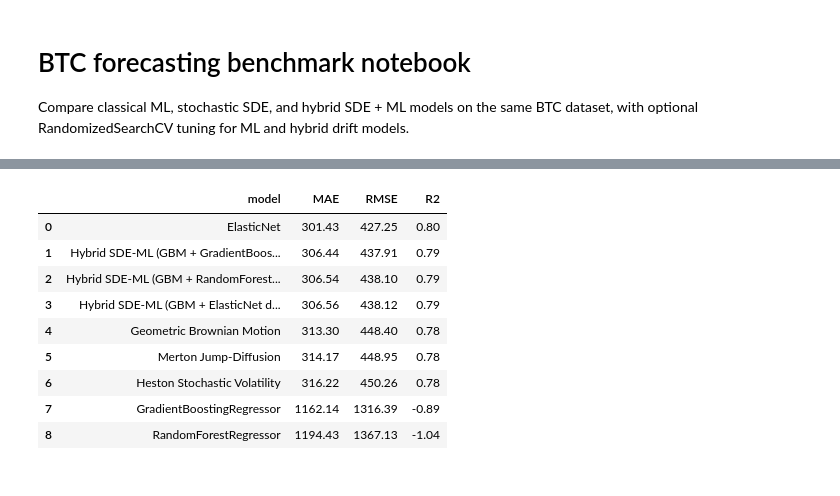
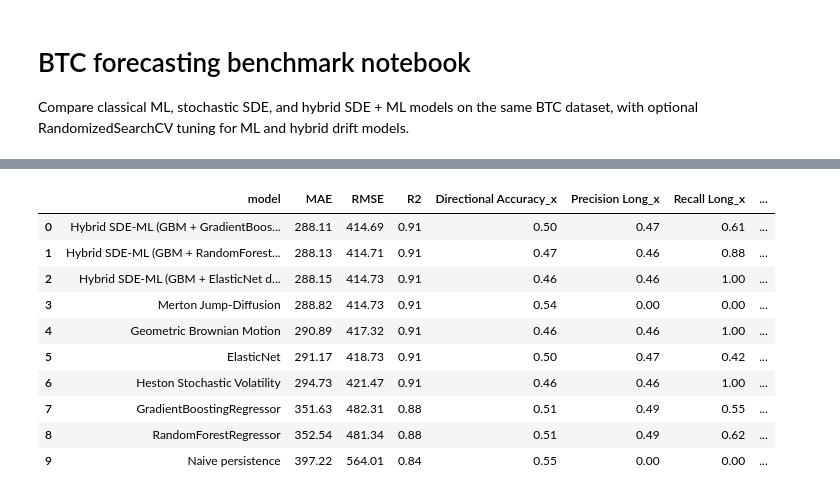
Before and after one commit to Psellloni/Bitcoin-price-prediction, a Jupyter notebook: hybrid_inference.ipynb, the cells around one changed output, grey strips where cells are left out. Cells and saved outputs as stored; diff of their text form; code cells hidden in the pictures.

```diff
--- a/hybrid_inference.ipynb
+++ b/hybrid_inference.ipynb
@@ -145,7 +196,7 @@ df.head()
 # %%
 prices = df['BTC_Close'].to_numpy(dtype=float)
 supervised_df = make_supervised_frame(df, horizon=HORIZON)
-feature_cols = [col for col in supervised_df.columns if col.startswith(('close_lag_', 'volume_lag_'))] + ['high_lag_1', 'low_lag_1', 'hl_range_lag_1', 'sma_20_lag_1', 'rsi_14_lag_1']
+feature_cols = ['BTC_Close', 'BTC_High', 'BTC_Low', 'BTC_Volume', 'close_lag_10', 'high_lag_1', 'low_lag_1', 'hl_range_lag_1', 'sma_20_lag_1', 'rsi_14_lag_1']
 
 split_idx = int(len(prices) * (1 - TEST_SIZE))
 train_prices = prices[:split_idx]
@@ -156,6 +207,11 @@ train_df = supervised_df.iloc[:split_supervised].copy()
 test_df = supervised_df.iloc[split_supervised:].copy()
 eval_start_index = max(0, split_idx - CONTEXT_BARS)
 
+naive_pred_raw = list(test_df['close_lag_10'])
+test_df = test_df.drop('close_lag_10', axis=1)
+train_df = train_df.drop('close_lag_10', axis=1)
+feature_cols.remove('close_lag_10')
+
 X_train = train_df[feature_cols].to_numpy(dtype=float)
 y_train = train_df['target'].to_numpy(dtype=float)
 X_test = test_df[feature_cols].to_numpy(dtype=float)
@@ -167,3 +244,5 @@ len(train_prices), len(eval_prices), X_train.shape, X_test.shape
+# %%
+test_df_temp = test_df.copy()
 # %%
 ml_models = [
     ElasticNetModel(alpha=0.001, l1_ratio=0.5, random_state=42),
@@ -186,13 +265,27 @@ hybrid_models = [
 results = []
 predictions = {}
 best_params = {}
+reference_series = {}
 
 for model in ml_models:
     metrics, y_pred = evaluate_tabular_model(model, X_train, y_train, X_test, y_test)
     results.append(metrics)
     predictions[model.model_name] = (y_test, y_pred)
+    reference_series[model.model_name] = X_test[:, 0]
+    test_df_temp[model.model_name+'_pred'] = y_pred
     if getattr(model, 'best_params_', None) is not None:
         best_params[model.model_name] = model.best_params_
+
+# Persistence baseline must be evaluated on the same supervised test rows as tabular ML models.
+# Here close_lag_1 is the last observed price available at forecast origin.
+naive_true = y_test
+naive_pred = naive_pred_raw
+naive_ref = naive_pred_raw
+naive_metrics_row = {'model': 'Naive persistence', **regression_metrics(naive_true, naive_pred)}
+naive_metrics_row.update(directional_accuracy(naive_true, naive_pred, naive_ref))
+results.append(naive_metrics_row)
+predictions['Naive persistence'] = (naive_true, naive_pred)
+reference_series['Naive persistence'] = naive_ref
 
 for model in sde_models:
     metrics, y_true, y_pred = evaluate_sde_model(
@@ -205,6 +298,7 @@ for model in sde_models:
     )
     results.append(metrics)
     predictions[model.model_name] = (y_true, y_pred)
+    reference_series[model.model_name] = eval_prices[:len(y_pred)]
 
 for model in hybrid_models:
     metrics, y_true, y_pred = evaluate_hybrid_model(
@@ -216,6 +310,7 @@ for model in hybrid_models:
     )
     results.append(metrics)
     predictions[model.model_name] = (y_true, y_pred)
+    reference_series[model.model_name] = eval_prices[model.n_lag_returns:model.n_lag_returns + len(y_pred)]
     if getattr(model, 'best_params_', None) is not None:
         best_params[model.model_name] = model.best_params_
 # %% [output]
@@ -258,17 +368,20 @@ Best params: {'max_depth': 4, 'max_features': 'log2', 'min_samples_leaf': 1, 'mi
 # %%
 results_df = metrics_frame(results)
+extra_cols = pd.DataFrame(results)[['model', 'Directional Accuracy', 'Precision Long', 'Recall Long']]
+results_df = results_df.merge(extra_cols, on='model', how='left')
 results_df
 # %% [output]
-|  | model | MAE | RMSE | R2 |
-| 0 | ElasticNet | 301.43 | 427.25 | 0.80 |
-| 1 | Hybrid SDE-ML (GBM + GradientBoos... | 306.44 | 437.91 | 0.79 |
-| 2 | Hybrid SDE-ML (GBM + RandomForest... | 306.54 | 438.10 | 0.79 |
-| 3 | Hybrid SDE-ML (GBM + ElasticNet d... | 306.56 | 438.12 | 0.79 |
-| 4 | Geometric Brownian Motion | 313.30 | 448.40 | 0.78 |
-| 5 | Merton Jump-Diffusion | 314.17 | 448.95 | 0.78 |
-| 6 | Heston Stochastic Volatility | 316.22 | 450.26 | 0.78 |
-| 7 | GradientBoostingRegressor | 1162.14 | 1316.39 | -0.89 |
-| 8 | RandomForestRegressor | 1194.43 | 1367.13 | -1.04 |
+|  | model | MAE | RMSE | R2 | Directional Accuracy_x | Precision Long_x | Recall Long_x | ... |
+| 0 | Hybrid SDE-ML (GBM + GradientBoos... | 288.11 | 414.69 | 0.91 | 0.50 | 0.47 | 0.61 | ... |
+| 1 | Hybrid SDE-ML (GBM + RandomForest... | 288.13 | 414.71 | 0.91 | 0.47 | 0.46 | 0.88 | ... |
+| 2 | Hybrid SDE-ML (GBM + ElasticNet d... | 288.15 | 414.73 | 0.91 | 0.46 | 0.46 | 1.00 | ... |
+| 3 | Merton Jump-Diffusion | 288.82 | 414.73 | 0.91 | 0.54 | 0.00 | 0.00 | ... |
+| 4 | Geometric Brownian Motion | 290.89 | 417.32 | 0.91 | 0.46 | 0.46 | 1.00 | ... |
+| 5 | ElasticNet | 291.17 | 418.73 | 0.91 | 0.50 | 0.47 | 0.42 | ... |
+| 6 | Heston Stochastic Volatility | 294.73 | 421.47 | 0.91 | 0.46 | 0.46 | 1.00 | ... |
+| 7 | GradientBoostingRegressor | 351.63 | 482.31 | 0.88 | 0.51 | 0.49 | 0.55 | ... |
+| 8 | RandomForestRegressor | 352.54 | 481.34 | 0.88 | 0.51 | 0.49 | 0.62 | ... |
+| 9 | Naive persistence | 397.22 | 564.01 | 0.84 | 0.55 | 0.00 | 0.00 | ... |
 # %%
 pd.DataFrame([{'model': name, 'best_params': params} for name, params in best_params.items()]) if best_params else pd.DataFrame(columns=['model', 'best_params'])
 # %% [output]
```
Also changed, not shown: parts of 19 cells of this notebook, 6 other files.
